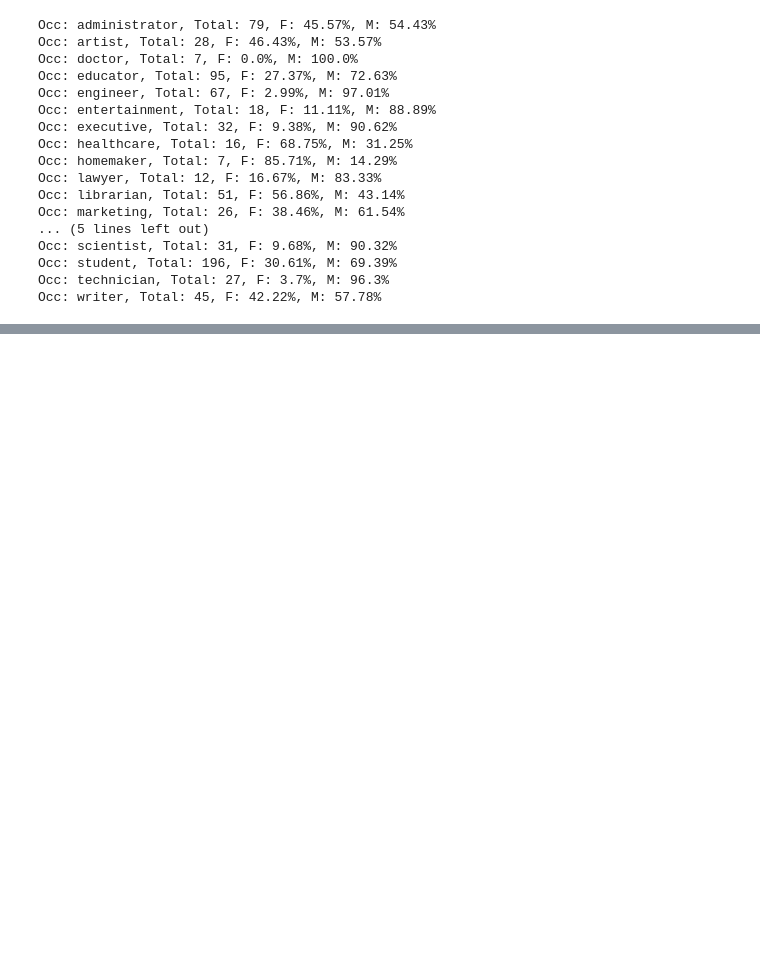
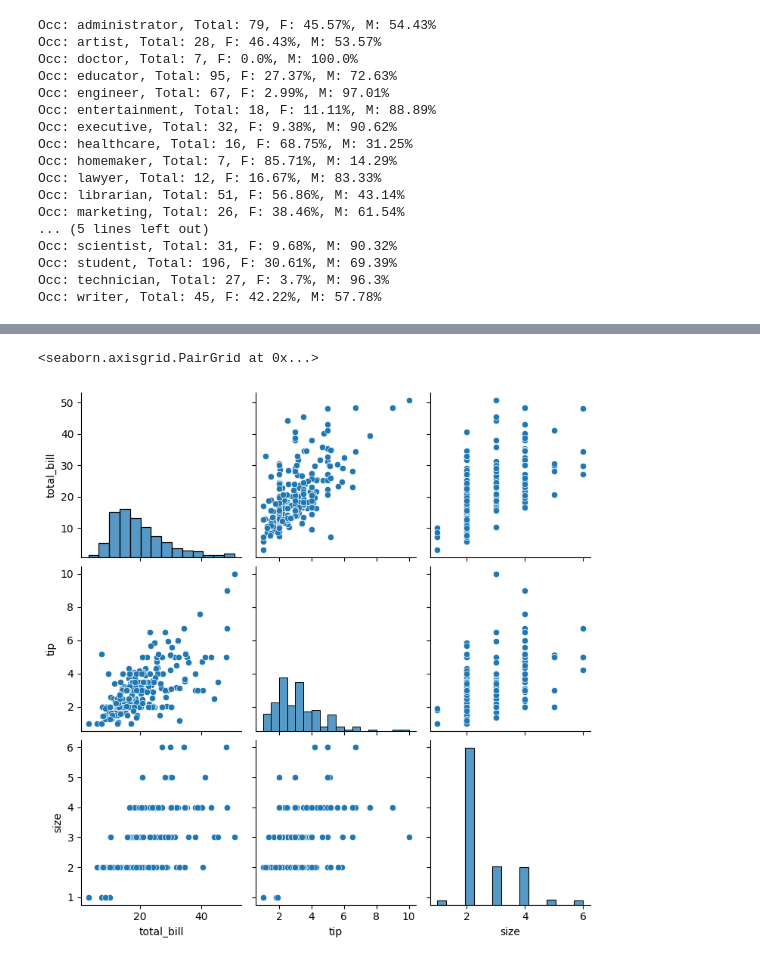
Before and after one commit to GalSarid21/MachineLearningLabs, a Jupyter notebook: Lab1/HW_1.ipynb, the cells around one changed output, grey strips where cells are left out. Saved outputs shown, nothing was run; the diff lists cells and outputs as text; code cells hidden in the pictures; blank space fills up the shorter version.

```diff
--- a/Lab1/HW_1.ipynb
+++ b/Lab1/HW_1.ipynb
@@ -450,0 +604,6 @@ Occ: writer, Total: 45, F: 42.22%, M: 57.78%
+# %%
+# pairplot statistic connections
+sns.pairplot(data=tips_df, vars = ['total_bill', 'tip','size'])
+# %% [output]
+<seaborn.axisgrid.PairGrid at 0x...>
+[figure, added]
```
Also changed, not shown: parts of 18 cells of this notebook, 3 other files.
